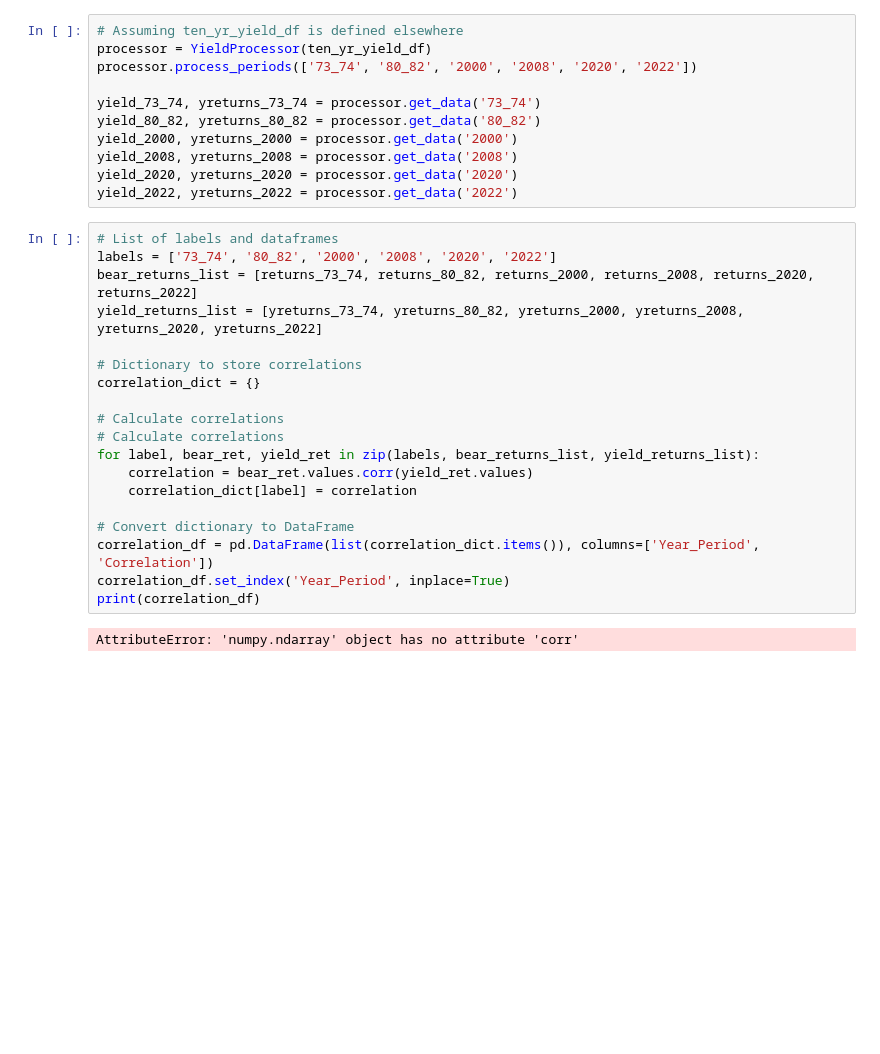
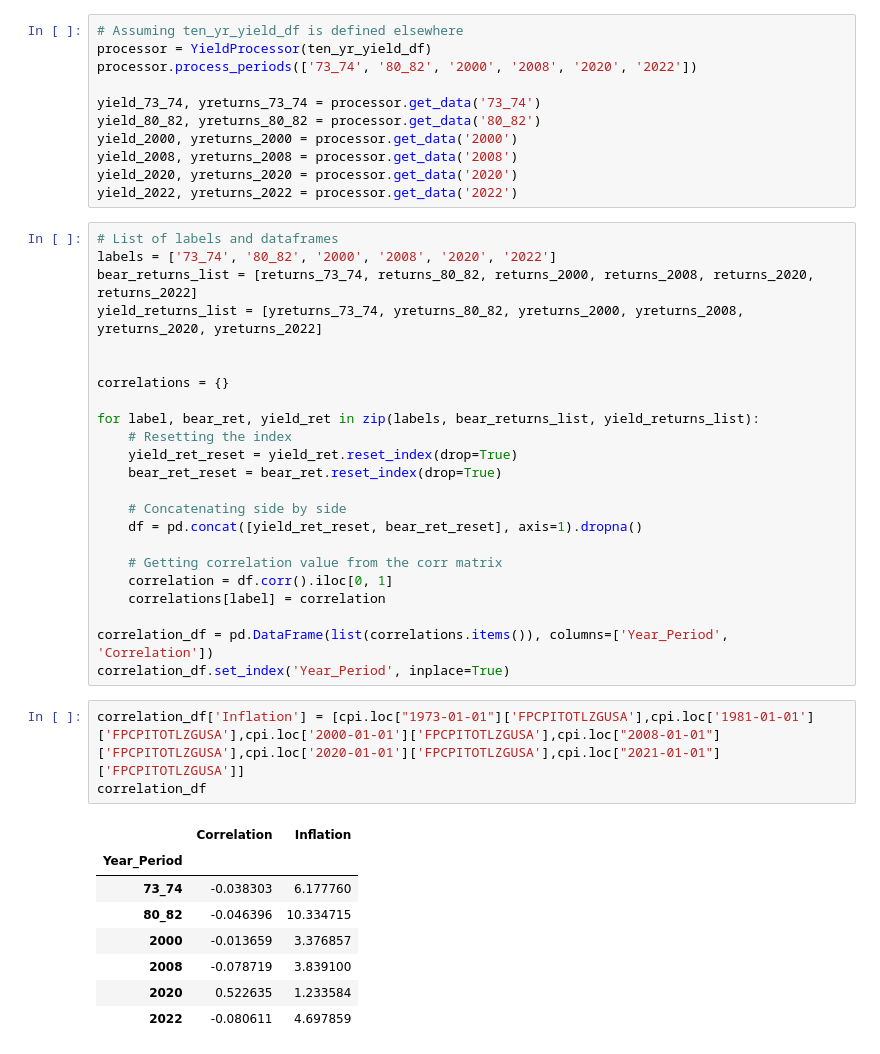
Before and after one commit to justin-donnelly/Bear-Market-Analysis, a Jupyter notebook: new_code.ipynb, the cells around one changed output. Saved outputs shown, nothing was run; the diff lists cells and outputs as text; blank space fills up the shorter version.

```diff
--- a/new_code.ipynb
+++ b/new_code.ipynb
@@ -66,18 +69,32 @@ labels = ['73_74', '80_82', '2000', '2008', '2020', '2022']
 bear_returns_list = [returns_73_74, returns_80_82, returns_2000, returns_2008, returns_2020, returns_2022]
 yield_returns_list = [yreturns_73_74, yreturns_80_82, yreturns_2000, yreturns_2008, yreturns_2020, yreturns_2022]
 
-# Dictionary to store correlations
-correlation_dict = {}
 
-# Calculate correlations
-# Calculate correlations
+correlations = {}
+
 for label, bear_ret, yield_ret in zip(labels, bear_returns_list, yield_returns_list):
-    correlation = bear_ret.values.corr(yield_ret.values)
-    correlation_dict[label] = correlation
+    # Resetting the index
+    yield_ret_reset = yield_ret.reset_index(drop=True)
+    bear_ret_reset = bear_ret.reset_index(drop=True)
 
-# Convert dictionary to DataFrame
-correlation_df = pd.DataFrame(list(correlation_dict.items()), columns=['Year_Period', 'Correlation'])
+    # Concatenating side by side
+    df = pd.concat([yield_ret_reset, bear_ret_reset], axis=1).dropna()
+
+    # Getting correlation value from the corr matrix
+    correlation = df.corr().iloc[0, 1]
+    correlations[label] = correlation
+
+correlation_df = pd.DataFrame(list(correlations.items()), columns=['Year_Period', 'Correlation'])
 correlation_df.set_index('Year_Period', inplace=True)
-print(correlation_df)
-# %% [output]
-AttributeError: 'numpy.ndarray' object has no attribute 'corr'
+# %%
+correlation_df['Inflation'] = [cpi.loc["1973-01-01"]['FPCPITOTLZGUSA'],cpi.loc['1981-01-01']['FPCPITOTLZGUSA'],cpi.loc['2000-01-01']['FPCPITOTLZGUSA'],cpi.loc["2008-01-01"]['FPCPITOTLZGUSA'],cpi.loc['2020-01-01']['FPCPITOTLZGUSA'],cpi.loc["2021-01-01"]['FPCPITOTLZGUSA']]
+correlation_df
+# %% [output]
+|  | Correlation | Inflation |
+| Year_Period |  |  |
+| 73_74 | -0.038303 | 6.177760 |
+| 80_82 | -0.046396 | 10.334715 |
+| 2000 | -0.013659 | 3.376857 |
+| 2008 | -0.078719 | 3.839100 |
+| 2020 | 0.522635 | 1.233584 |
+| 2022 | -0.080611 | 4.697859 |
```
Also changed, not shown: parts of 14 cells of this notebook.
